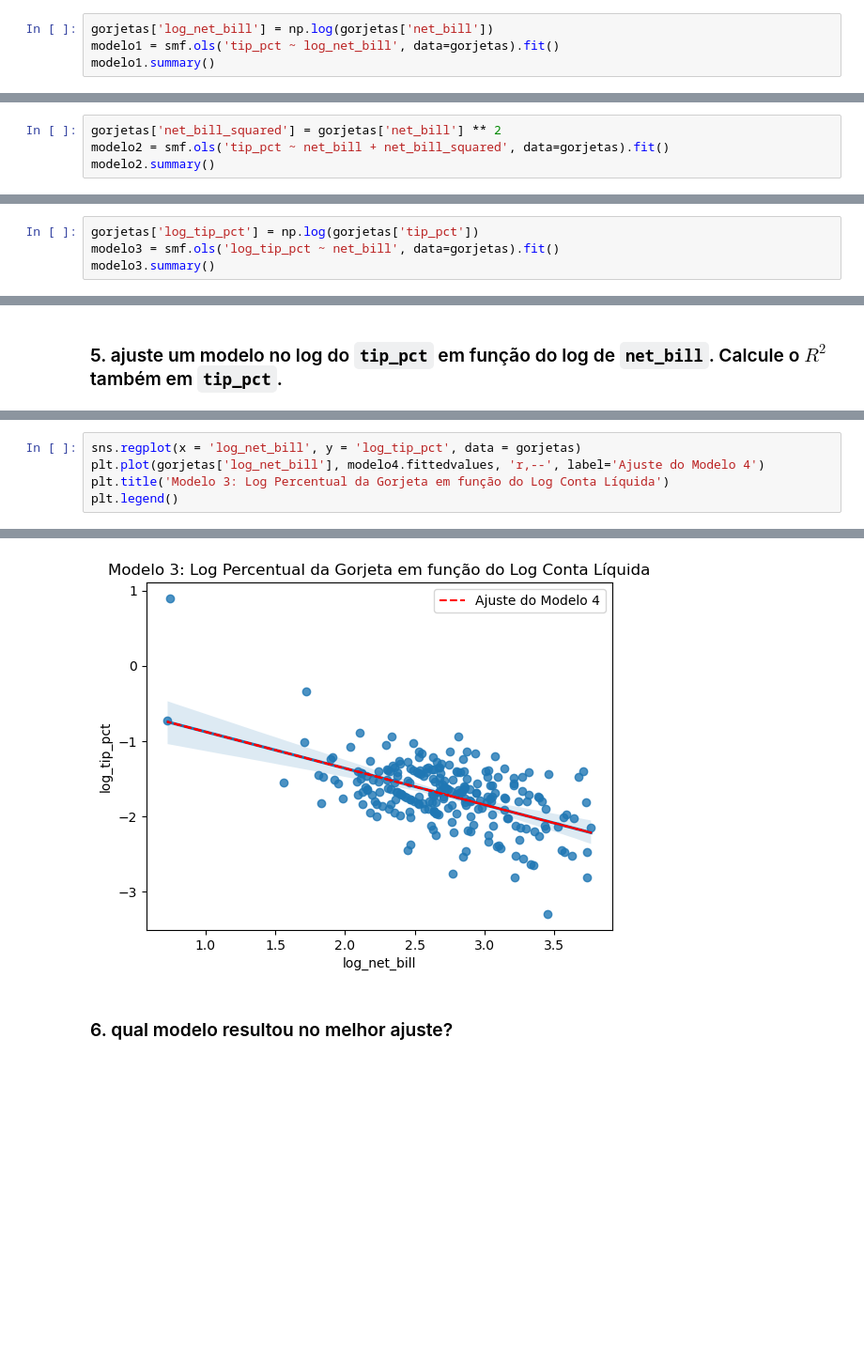
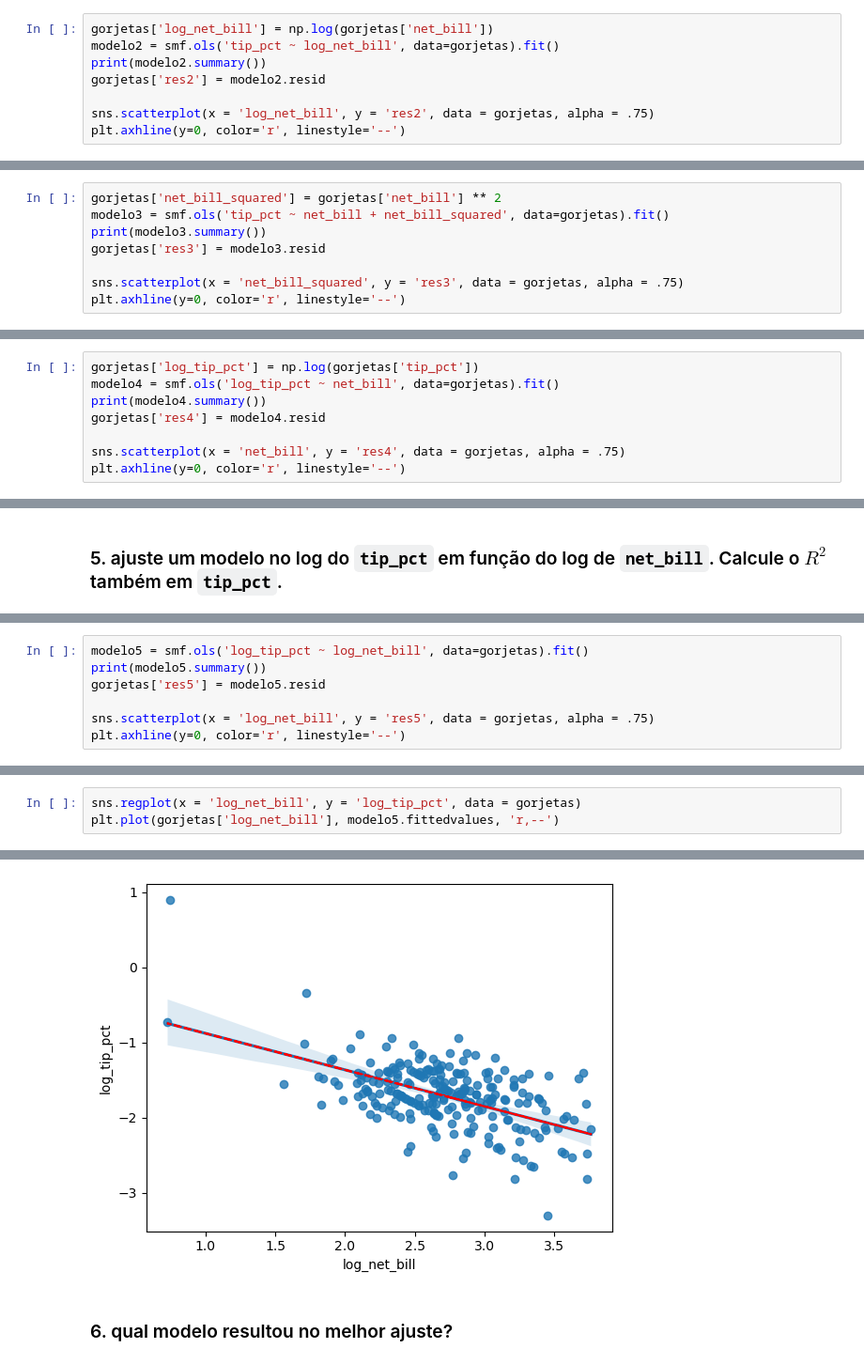
Before and after one commit to kelvi-orloviki/mod12b, a Jupyter notebook: mod12 ex02 - transformações em X e Y.ipynb, the cells around one changed output, grey strips where cells are left out. Shown: that part at 94% size. Cells and saved outputs as stored; diff of their text form; blank space fills up the shorter version.

````diff
--- a/mod12 ex02 - transformações em X e Y.ipynb
+++ b/mod12 ex02 - transformações em X e Y.ipynb
@@ -39,6 +72,10 @@ gorjetas.head()
 ### 2. ajuste o modelo de ```tip_pct``` em função do logaritmo de ```net_bill```.
 # %%
 gorjetas['log_net_bill'] = np.log(gorjetas['net_bill'])
-modelo1 = smf.ols('tip_pct ~ log_net_bill', data=gorjetas).fit()
-modelo1.summary()
+modelo2 = smf.ols('tip_pct ~ log_net_bill', data=gorjetas).fit()
+print(modelo2.summary())
+gorjetas['res2'] = modelo2.resid
+
+sns.scatterplot(x = 'log_net_bill', y = 'res2', data = gorjetas, alpha = .75)
+plt.axhline(y=0, color='r', linestyle='--')
 # %% [output]
@@ -79,6 +108,10 @@ plt.legend()
 ###  3. ajuste o modelo de ```tip_pct``` em função de um polinômio de segundo grau em ```net_bill```.
 # %%
 gorjetas['net_bill_squared'] = gorjetas['net_bill'] ** 2
-modelo2 = smf.ols('tip_pct ~ net_bill + net_bill_squared', data=gorjetas).fit()
-modelo2.summary()
+modelo3 = smf.ols('tip_pct ~ net_bill + net_bill_squared', data=gorjetas).fit()
+print(modelo3.summary())
+gorjetas['res3'] = modelo3.resid
+
+sns.scatterplot(x = 'net_bill_squared', y = 'res3', data = gorjetas, alpha = .75)
+plt.axhline(y=0, color='r', linestyle='--')
 # %% [output]
@@ -122,6 +144,10 @@ plt.legend()
 ###  4. ajuste um modelo no log do ```tip_pct``` em função de ```net_bill```. Calcule o $R^2$ também em ```tip_pct```
 # %%
 gorjetas['log_tip_pct'] = np.log(gorjetas['tip_pct'])
-modelo3 = smf.ols('log_tip_pct ~ net_bill', data=gorjetas).fit()
-modelo3.summary()
+modelo4 = smf.ols('log_tip_pct ~ net_bill', data=gorjetas).fit()
+print(modelo4.summary())
+gorjetas['res4'] = modelo4.resid
+
+sns.scatterplot(x = 'net_bill', y = 'res4', data = gorjetas, alpha = .75)
+plt.axhline(y=0, color='r', linestyle='--')
 # %% [output]
@@ -191,0 +181,7 @@ plt.axhline(color='r', linestyle='--')
+# %%
+modelo5 = smf.ols('log_tip_pct ~ log_net_bill', data=gorjetas).fit()
+print(modelo5.summary())
+gorjetas['res5'] = modelo5.resid
+
+sns.scatterplot(x = 'log_net_bill', y = 'res5', data = gorjetas, alpha = .75)
+plt.axhline(y=0, color='r', linestyle='--')
@@ -192,6 +208,4 @@ plt.axhline(color='r', linestyle='--')
 # %%
 sns.regplot(x = 'log_net_bill', y = 'log_tip_pct', data = gorjetas)
-plt.plot(gorjetas['log_net_bill'], modelo4.fittedvalues, 'r,--', label='Ajuste do Modelo 4')
-plt.title('Modelo 3: Log Percentual da Gorjeta em função do Log Conta Líquida')
-plt.legend()
+plt.plot(gorjetas['log_net_bill'], modelo5.fittedvalues, 'r,--')
 # %% [output]
@@ -199,4 +213,4 @@ plt.legend()
-[figure, old version]
+[figure, new version]
 # %% [markdown]
 ###  6. qual modelo resultou no melhor ajuste?
 # %%
````
Also changed, not shown: parts of 18 cells of this notebook.
